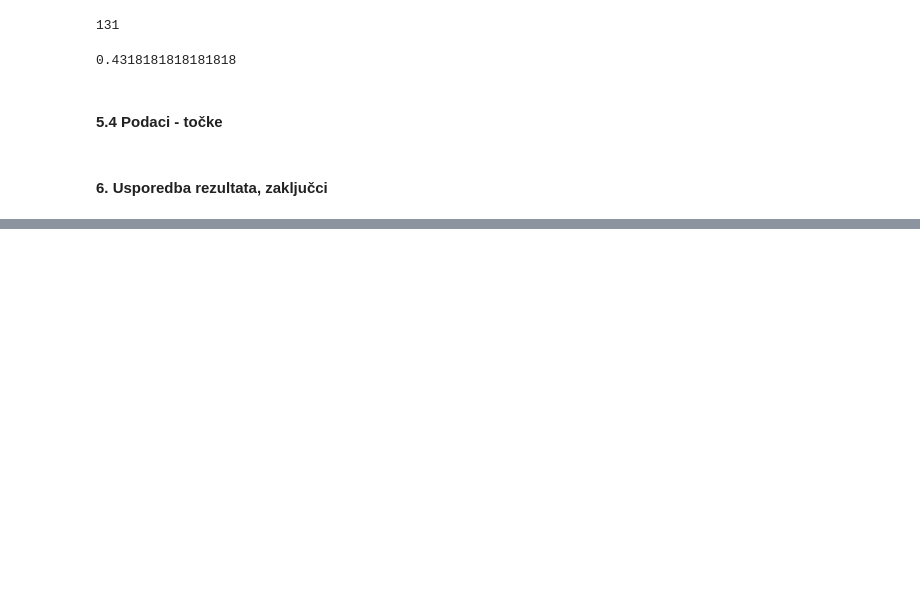
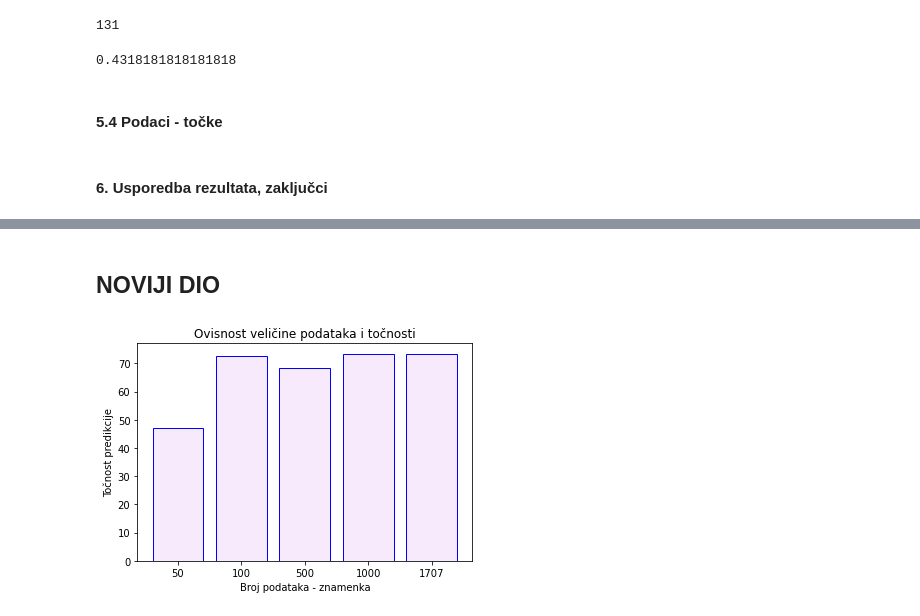
Before and after one commit to elladetic/USPP, a Jupyter notebook: final.ipynb, the cells around one changed output, grey strips where cells are left out. Drawn from its saved outputs; the diff is of its cells as text; code cells hidden in the pictures; blank space fills up the shorter version.

```diff
--- a/final.ipynb
+++ b/final.ipynb
@@ -347,8 +327,0 @@ AttributeError: 'tqdm' object has no attribute 'last_print_t'
-# %%
-x = np.arange(50,100)
-y = np.zeros(50)
-
-for i in tqdm(range(50, 100)):
-    y[i-50] = K_means_predict(A_digits[:,0:i], D_digits[:, 0:i], k_digits, epsilon_digits)
-
-plt.plot(x,y)
@@ -358,29 +328,31 @@ plt.plot(x,y)
 # %%
-x = np.arange(30,50)
+x = np.array([50,100,200,500])
 y_1 = np.zeros(10)
 y_2 = np.zeros(10)
 y_3 = np.zeros(10)
 
-k = 10
 
-for i in tqdm(range(50, 60)):
+for i in tqdm(range(50, 60)): #100,500,1000,1707
     A = A_digits[:, 0:i]
     A = A.byteswap().newbyteorder()
 
     while True:
-        starting_partition = np.random.randint(0, k, A.shape[1])
+        starting_partition = np.random.randint(0, k_digits, A.shape[1])
         s_i = np.unique(starting_partition, axis=0, return_counts=True)[1]
         if len(s_i) == k:
             break
 
-    y_1[i-50] = K_means_2(pd.DataFrame(A), starting_partition, 10, 1e-8)[0]
+    y_1[i-50] = K_means_2(pd.DataFrame(A), starting_partition, k_digits, 1e-8)[0]
 
 
 for i in tqdm(range(50, 60)):
-    y_2[i-50] = p_K_means(A_digits[:, 0:i], 10, 1e-8)[0]
+    y_2[i-50] = p_K_means(A_digits[:, 0:i], k_digits, 1e-8)[0]
 
 for i in tqdm(range(50, 60)):
-    y_3[i-50] = p_QR(A_digits[:, 0:i], 10, 1e-8)[0]
+    y_3[i-50] = p_QR(A_digits[:, 0:i], k_digits, 1e-8)[0]
+
+
+#vrijeme izvrsavanja
 # %%
 x = np.arange(50,60)
 
@@ -397,0 +370,19 @@ plt.show()
+# %% [markdown]
+## NOVIJI DIO
+# %%
+import matplotlib.pyplot as plt
+from tqdm import tqdm
+
+x = np.array([50,100,500,1000,1707])
+y = np.zeros(5)
+
+for i in tqdm(range(0, 5)):
+    y[i] = K_means_predict(A_digits[:,0:x[i]], D_digits[:, 0:x[i]], k_digits, epsilon_digits)
+
+plt.bar(list(x), list(y*100), color=(0.7, 0.2, 0.9, 0.1),  edgecolor='blue')
+plt.title('Ovisnost veličine podataka i točnosti')
+plt.xlabel('Broj podataka - znamenka')
+plt.ylabel('Točnost predikcije')
+plt.show()
+# %% [output]
+[figure, added]
```
Also changed, not shown: parts of 7 cells of this notebook, 1 other file.
